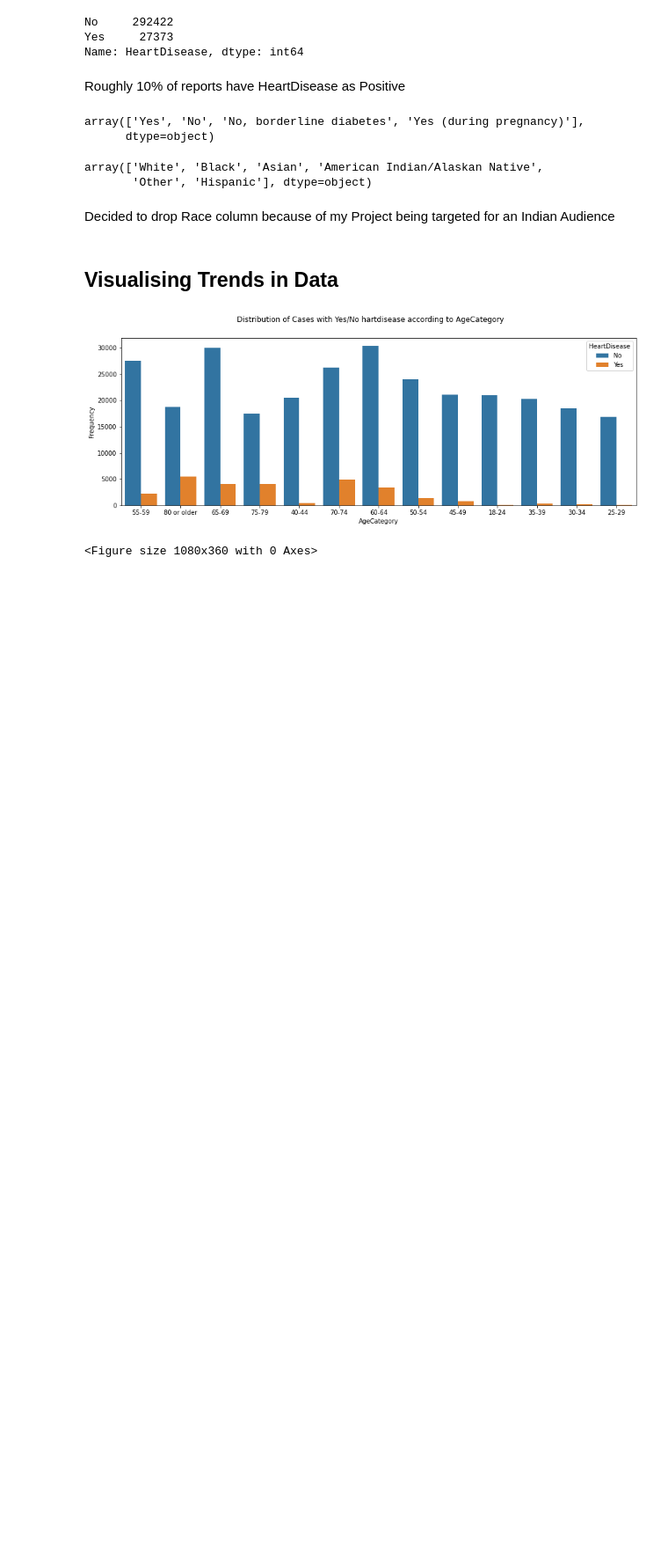
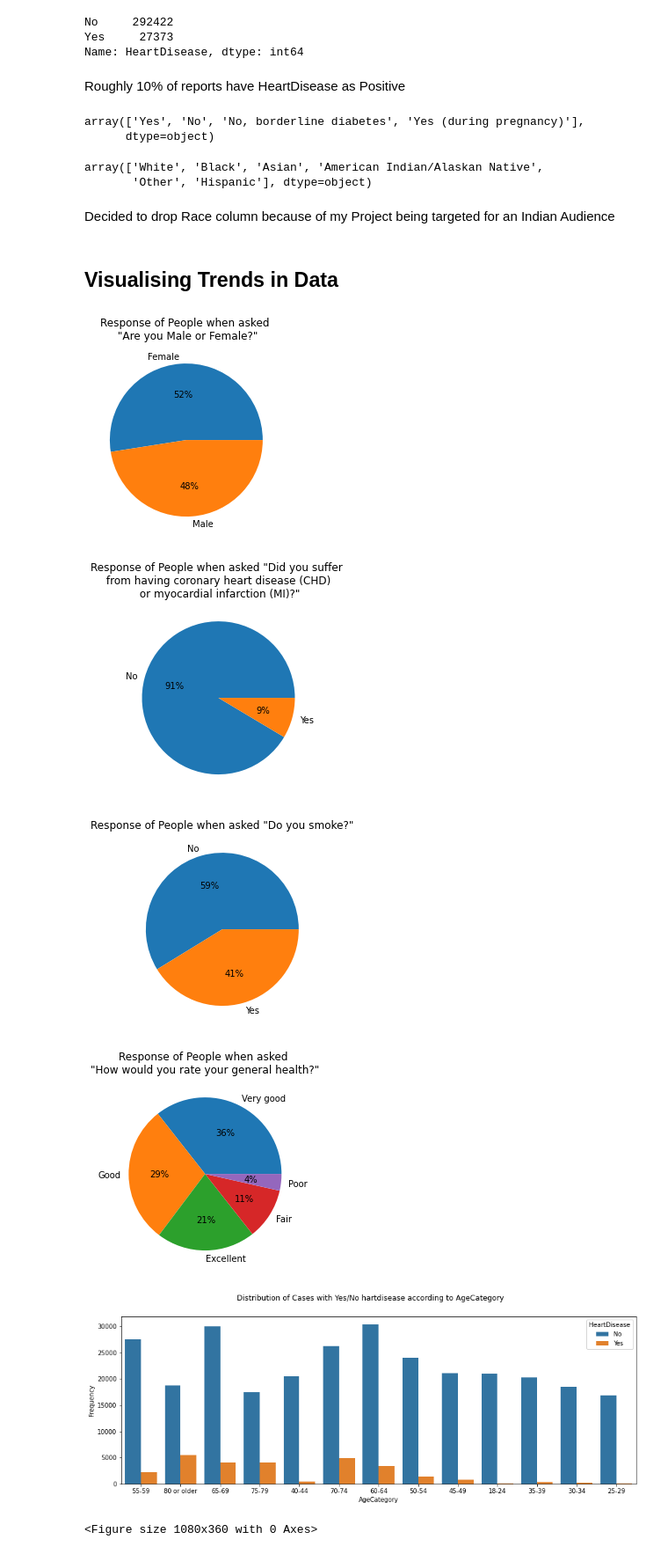
Before and after one commit to amanthakur64/HeartDiseasePrediction, a Jupyter notebook: B20AI003.ipynb, the cells around one changed output. Shown at 88% size. Cells and saved outputs as stored; diff of their text form; code cells hidden in the pictures; blank space fills up the shorter version.

Commit message:
Added pie charts

```diff
--- a/B20AI003.ipynb
+++ b/B20AI003.ipynb
@@ -110,6 +110,28 @@ df.drop("Race",axis=1,inplace=True)
 Decided to drop Race column because of my Project being targeted for an Indian Audience
 # %% [markdown]
 ## Visualising Trends in Data
+# %%
+plt.pie([x for x in df['Sex'].value_counts()], labels=np.array(df['Sex'].value_counts().index),autopct='%1.0f%%')
+plt.title('Response of People when asked \n "Are you Male or Female?"')
+plt.show()
+
+plt.pie([x for x in df['HeartDisease'].value_counts()], labels=np.array(df['HeartDisease'].value_counts().index),autopct='%1.0f%%')
+plt.title('Response of People when asked "Did you suffer \n from having coronary heart disease (CHD) \n or myocardial infarction (MI)?"')
+plt.show()
+
+
+plt.pie([x for x in df['Smoking'].value_counts()], labels=np.array(df['Smoking'].value_counts().index),autopct='%1.0f%%')
+plt.title('Response of People when asked "Do you smoke?"')
+plt.show()
+
+plt.pie([x for x in df['GenHealth'].value_counts()], labels=np.array(df['GenHealth'].value_counts().index),autopct='%1.0f%%')
+plt.title('Response of People when asked \n"How would you rate your general health?"')
+plt.show()
+# %% [output]
+[figure, added]
+[figure, added]
+[figure, added]
+[figure, added]
 # %%
 plt.figure(figsize = (15,5))
 sns.countplot(x = df['AgeCategory'], hue = 'HeartDisease', data = df)
```
Also changed, not shown: parts of 14 cells of this notebook, 1 other file.
